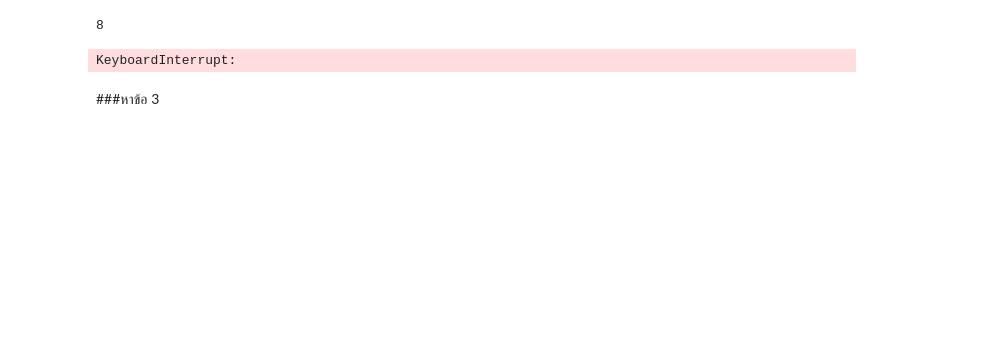
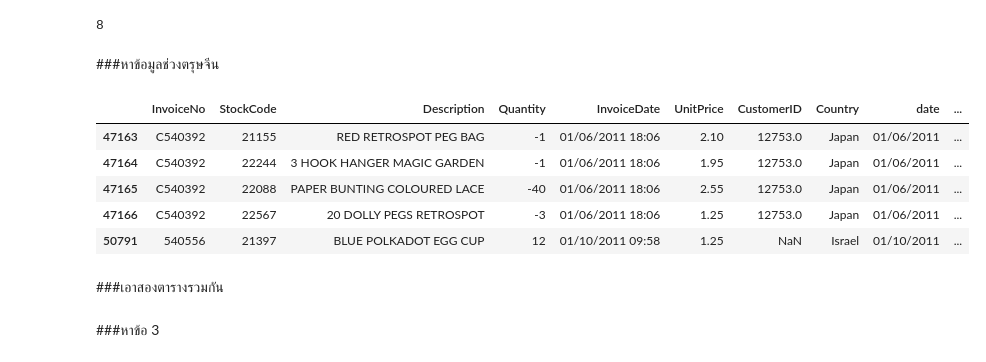
Before and after one commit to Tawanss/BSC_DPDM2023, a Jupyter notebook: Frequent_Patterns_(Association_Rules).ipynb, the cells around one changed output. Drawn from its saved outputs; the diff is of its cells as text; code cells hidden in the pictures; blank space fills up the shorter version.

```diff
--- a/Frequent_Patterns_(Association_Rules).ipynb
+++ b/Frequent_Patterns_(Association_Rules).ipynb
@@ -214,0 +192,3 @@ data_test
+# %%
+data_test=data_test_nonclane.replace(['01', '02', '03', '04', '05', '06', '07', '08', '09', '10','11',
+                                      '12', '13', '14', '15', '16', '17', '18', '19', '20', '21', '22', '23', '24', '25', '26', '27', '28', '29', '30', '31'],x)
@@ -215,7 +197,7 @@ data_test
 # %% [markdown]
 ###เริ่มทำข้อ 1
 # %%
-data_C_and_N = data_test[data_test['month']=='12']
+data_C_and_N = data_test[data_test['month']==12]
 # %%
 !pip install apyori
 from apyori import apriori
@@ -227,7 +209,7 @@ transactionsC_and_N = data_C_and_N.groupby('InvoiceNo')['StockCode'].apply(list)
 frequentItemsets = list(apriori(transactionsC_and_N,min_support = 0.05))
 #frequentItemsets
 # %%
-min_sup = 0.03
+min_sup = 0.04
 
 frequentItemsetsC_and_N = list(apriori(transactionsC_and_N,min_support = min_sup))
 for i in frequentItemsetsC_and_N:
@@ -349,10 +306,4 @@ frequentItemsets = list(apriori(transactionsAsia,min_support = 0.05))
-# %%
-min_sup = 0.03
-
-frequentItemsetsAsia= list(apriori(transactionsAsia,min_support = min_sup))
-for i in frequentItemsetsAsia:
-    if i[0].__len__()>1:
-        print('yes')
-        print(i)
-# %% [output]
-KeyboardInterrupt:
+# %% [markdown]
+###หาข้อมูลช่วงตรุษจีน
+# %%
+M1_Asia_data=Asia_data[(Asia_data['month']==1)]
@@ -358,0 +314,9 @@ KeyboardInterrupt:
+# %%
+M1_Asia_data.head()
+# %% [output]
+|  | InvoiceNo | StockCode | Description | Quantity | InvoiceDate | UnitPrice | CustomerID | Country | date | ... |
+| 47163 | C540392 | 21155 | RED RETROSPOT PEG BAG | -1 | 01/06/2011 18:06 | 2.10 | 12753.0 | Japan | 01/06/2011 | ... |
+| 47164 | C540392 | 22244 | 3 HOOK HANGER MAGIC GARDEN | -1 | 01/06/2011 18:06 | 1.95 | 12753.0 | Japan | 01/06/2011 | ... |
+| 47165 | C540392 | 22088 | PAPER BUNTING COLOURED LACE | -40 | 01/06/2011 18:06 | 2.55 | 12753.0 | Japan | 01/06/2011 | ... |
+| 47166 | C540392 | 22567 | 20 DOLLY PEGS RETROSPOT | -3 | 01/06/2011 18:06 | 1.25 | 12753.0 | Japan | 01/06/2011 | ... |
+| 50791 | 540556 | 21397 | BLUE POLKADOT EGG CUP | 12 | 01/10/2011 09:58 | 1.25 | NaN | Israel | 01/10/2011 | ... |
@@ -358,0 +329,2 @@ KeyboardInterrupt:
+# %% [markdown]
+###เอาสองตารางรวมกัน
```
Also changed, not shown: parts of 41 cells of this notebook.
